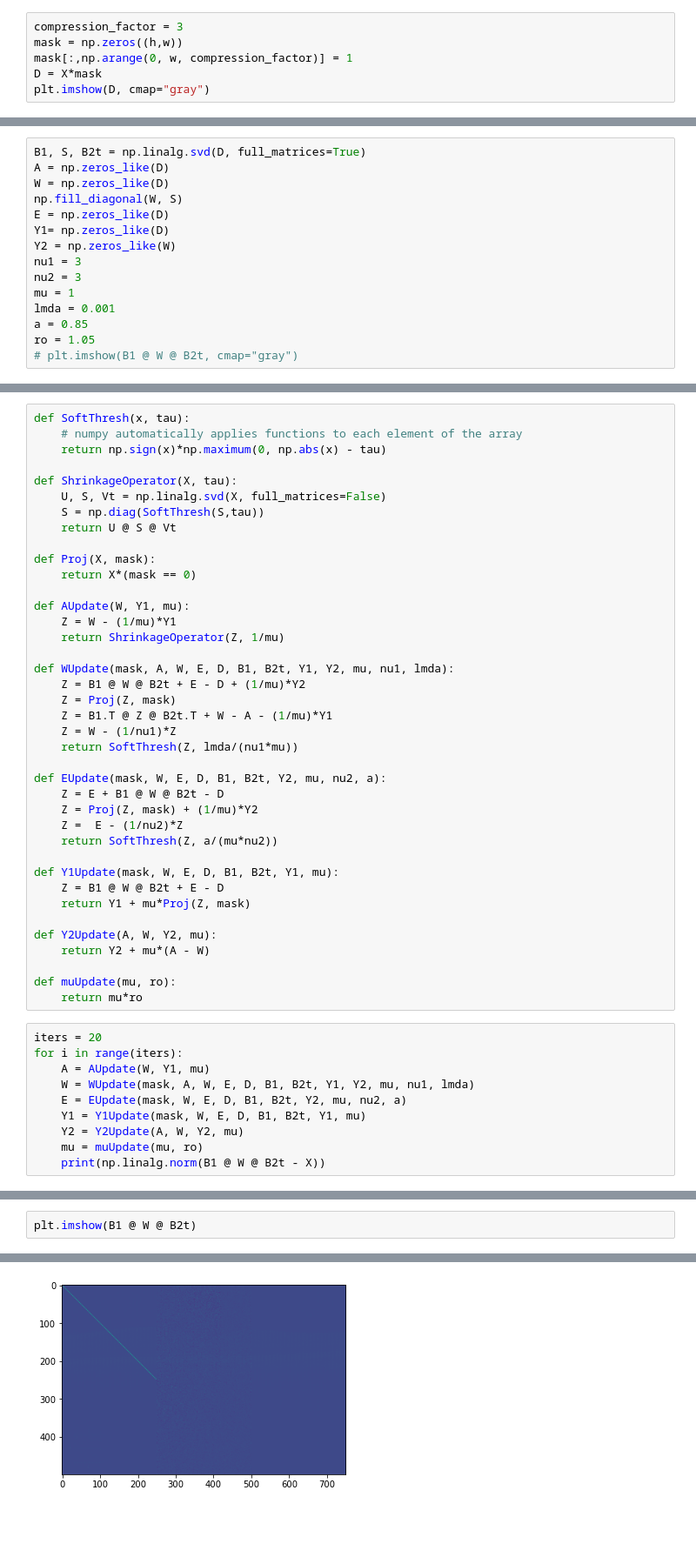
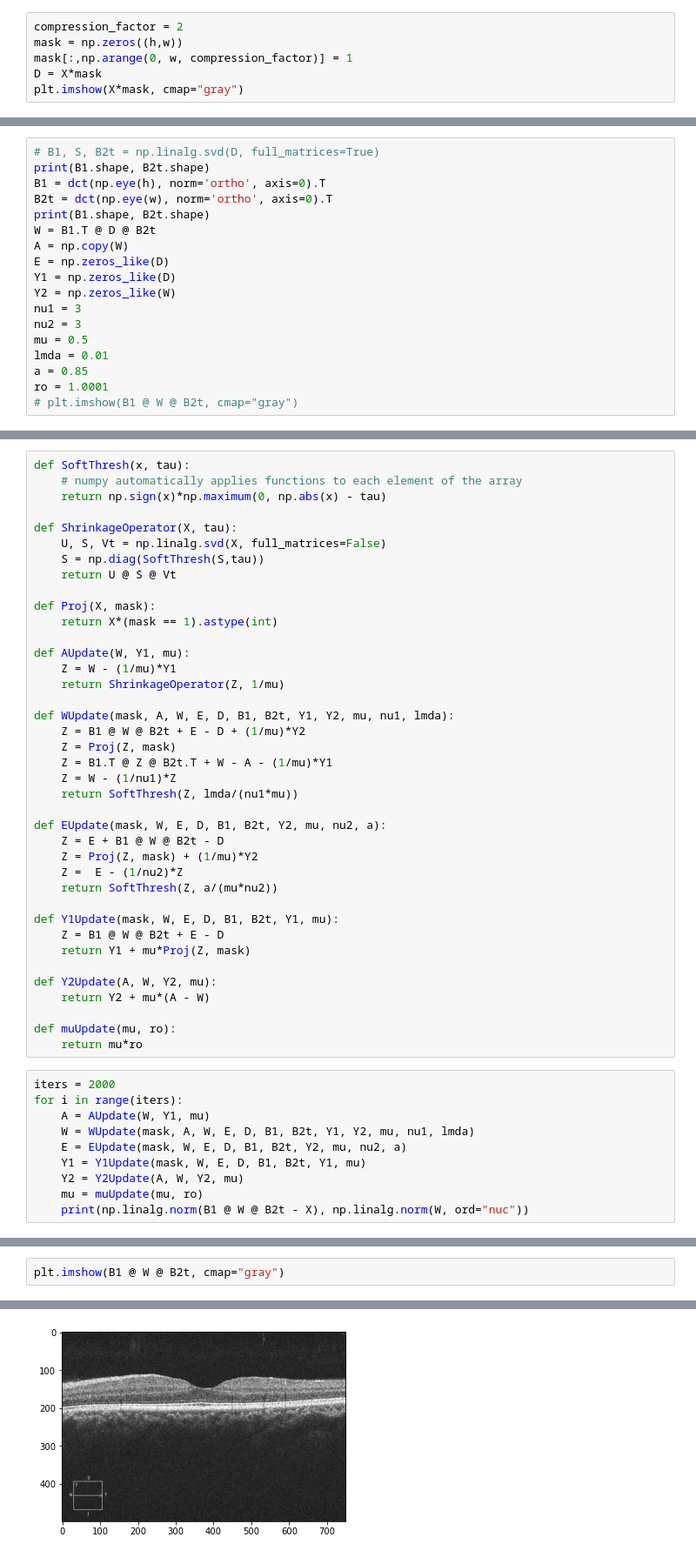
Before and after one commit to zvi-goldstein/E6876_Final_Project, a Jupyter notebook: OCT_reconstruction.ipynb, the cells around one changed output, grey strips where cells are left out. Shown: that part at 87% size. Cells and saved outputs as stored; diff of their text form; blank space fills up the shorter version.

```diff
--- a/OCT_reconstruction.ipynb
+++ b/OCT_reconstruction.ipynb
@@ -12,10 +14,10 @@ imshow(X)
 <matplotlib.image.AxesImage at 0x...>
 [figure]
 # %%
-compression_factor = 3
+compression_factor = 2
 mask = np.zeros((h,w))
 mask[:,np.arange(0, w, compression_factor)] = 1
 D = X*mask
-plt.imshow(D, cmap="gray")
+plt.imshow(X*mask, cmap="gray")
 # %% [output]
 <matplotlib.image.AxesImage at 0x...>
@@ -23,15 +25,18 @@ plt.imshow(D, cmap="gray")
 # %%
-B1, S, B2t = np.linalg.svd(D, full_matrices=True)
-A = np.zeros_like(D)
-W = np.zeros_like(D)
-np.fill_diagonal(W, S)
+# B1, S, B2t = np.linalg.svd(D, full_matrices=True)
+print(B1.shape, B2t.shape)
+B1 = dct(np.eye(h), norm='ortho', axis=0).T
+B2t = dct(np.eye(w), norm='ortho', axis=0).T
+print(B1.shape, B2t.shape)
+W = B1.T @ D @ B2t
+A = np.copy(W)
 E = np.zeros_like(D)
-Y1= np.zeros_like(D)
+Y1 = np.zeros_like(D)
 Y2 = np.zeros_like(W)
 nu1 = 3
 nu2 = 3
-mu = 1
-lmda = 0.001
+mu = 0.5
+lmda = 0.01
 a = 0.85
-ro = 1.05
+ro = 1.0001
 # plt.imshow(B1 @ W @ B2t, cmap="gray")
@@ -46,7 +54,7 @@ def ShrinkageOperator(X, tau):
     return U @ S @ Vt
 
 def Proj(X, mask):
-    return X*(mask == 0)
+    return X*(mask == 1).astype(int)
 
 def AUpdate(W, Y1, mu):
     Z = W - (1/mu)*Y1
@@ -75,7 +83,7 @@ def Y2Update(A, W, Y2, mu):
 def muUpdate(mu, ro):
     return mu*ro
 # %%
-iters = 20
+iters = 2000
 for i in range(iters):
     A = AUpdate(W, Y1, mu)
     W = WUpdate(mask, A, W, E, D, B1, B2t, Y1, Y2, mu, nu1, lmda)
@@ -83,5 +91,5 @@ for i in range(iters):
     Y1 = Y1Update(mask, W, E, D, B1, B2t, Y1, mu)
     Y2 = Y2Update(A, W, Y2, mu)
     mu = muUpdate(mu, ro)
-    print(np.linalg.norm(B1 @ W @ B2t - X))
+    print(np.linalg.norm(B1 @ W @ B2t - X), np.linalg.norm(W, ord="nuc"))
 # %% [output]
@@ -108,5 +114,5 @@ for i in range(iters):
 # %%
-plt.imshow(B1 @ W @ B2t)
+plt.imshow(B1 @ W @ B2t, cmap="gray")
 # %% [output]
 <matplotlib.image.AxesImage at 0x...>
-[figure, old version]
+[figure, new version]
```
Also changed, not shown: parts of 6 cells of this notebook.
